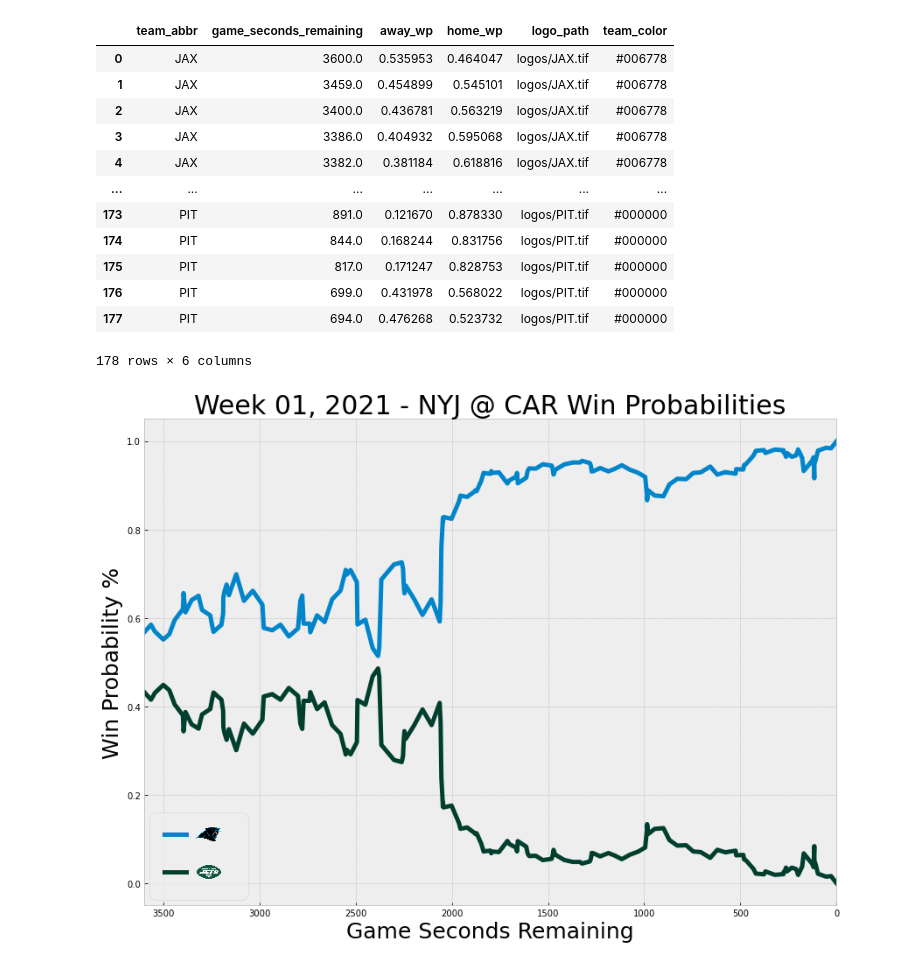
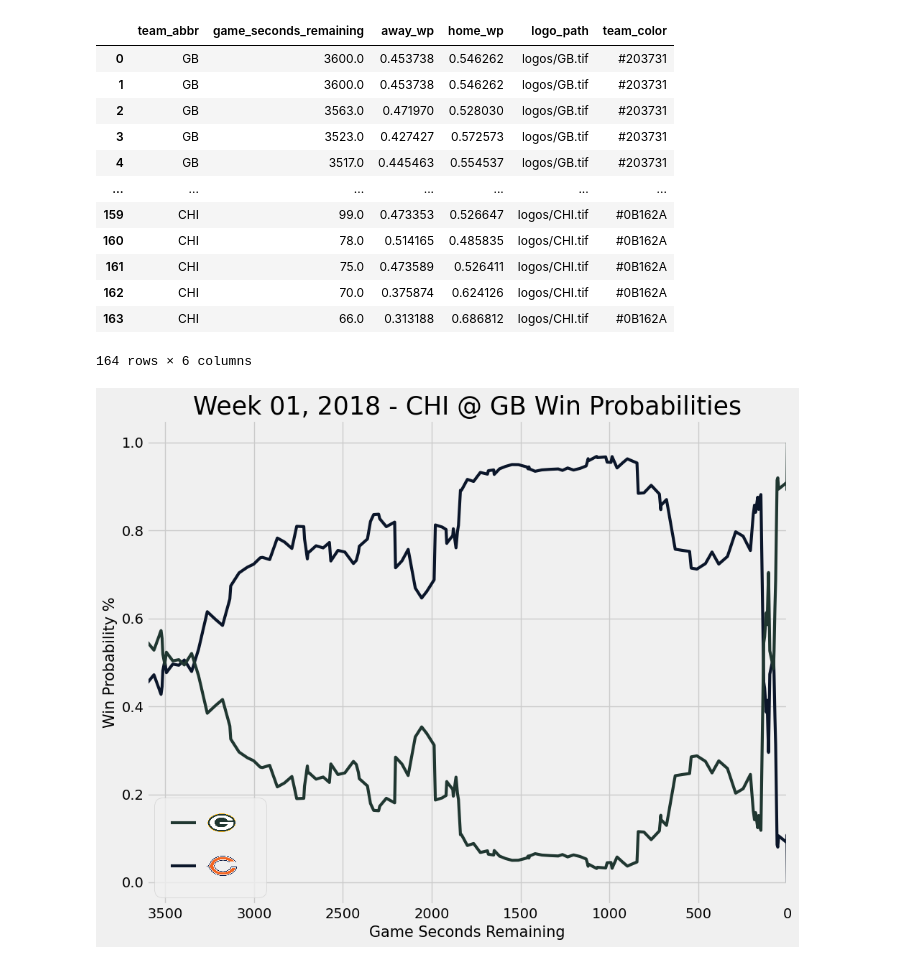
Before and after one commit to tbryan2/NFL-Win-Probability-Chart, a Jupyter notebook: NFL-Win-Probability-Visualization.ipynb, the cells around one changed output. Saved outputs shown, nothing was run; the diff lists cells and outputs as text; code cells hidden in the pictures.

```diff
--- a/NFL-Win-Probability-Visualization.ipynb
+++ b/NFL-Win-Probability-Visualization.ipynb
@@ -14,7 +15,7 @@ from matplotlib.legend_handler import HandlerBase
 from matplotlib.image import BboxImage
 # %%
 # Define the matchup parameters
-year = 2005
-week = '06'
-away_team = 'JAX'
-home_team = 'PIT'
+year = 2018
+week = '01'
+away_team = 'CHI'
+home_team = 'GB'
@@ -56,3 +22,6 @@ logo_df = pd.DataFrame(data)
+# %%
+# Use the get logos function
+logo_df = get_logos.get_logos()
 # %%
 # Load the NFL 2022 PBP data
 pbp_df = nfl.import_pbp_data([year])
@@ -90,18 +59,18 @@ vis_df = pd.merge(pbp_df, logo_df)
 vis_df
 # %% [output]
 |  | team_abbr | game_seconds_remaining | away_wp | home_wp | logo_path | team_color |
-| 0 | JAX | 3600.0 | 0.535953 | 0.464047 | logos/JAX.tif | #006778 |
-| 1 | JAX | 3459.0 | 0.454899 | 0.545101 | logos/JAX.tif | #006778 |
-| 2 | JAX | 3400.0 | 0.436781 | 0.563219 | logos/JAX.tif | #006778 |
-| 3 | JAX | 3386.0 | 0.404932 | 0.595068 | logos/JAX.tif | #006778 |
-| 4 | JAX | 3382.0 | 0.381184 | 0.618816 | logos/JAX.tif | #006778 |
+| 0 | GB | 3600.0 | 0.453738 | 0.546262 | logos/GB.tif | #203731 |
+| 1 | GB | 3600.0 | 0.453738 | 0.546262 | logos/GB.tif | #203731 |
+| 2 | GB | 3563.0 | 0.471970 | 0.528030 | logos/GB.tif | #203731 |
+| 3 | GB | 3523.0 | 0.427427 | 0.572573 | logos/GB.tif | #203731 |
+| 4 | GB | 3517.0 | 0.445463 | 0.554537 | logos/GB.tif | #203731 |
 | ... | ... | ... | ... | ... | ... | ... |
-| 173 | PIT | 891.0 | 0.121670 | 0.878330 | logos/PIT.tif | #000000 |
-| 174 | PIT | 844.0 | 0.168244 | 0.831756 | logos/PIT.tif | #000000 |
-| 175 | PIT | 817.0 | 0.171247 | 0.828753 | logos/PIT.tif | #000000 |
-| 176 | PIT | 699.0 | 0.431978 | 0.568022 | logos/PIT.tif | #000000 |
-| 177 | PIT | 694.0 | 0.476268 | 0.523732 | logos/PIT.tif | #000000 |
+| 159 | CHI | 99.0 | 0.473353 | 0.526647 | logos/CHI.tif | #0B162A |
+| 160 | CHI | 78.0 | 0.514165 | 0.485835 | logos/CHI.tif | #0B162A |
+| 161 | CHI | 75.0 | 0.473589 | 0.526411 | logos/CHI.tif | #0B162A |
+| 162 | CHI | 70.0 | 0.375874 | 0.624126 | logos/CHI.tif | #0B162A |
+| 163 | CHI | 66.0 | 0.313188 | 0.686812 | logos/CHI.tif | #0B162A |
-178 rows × 6 columns
+164 rows × 6 columns
 # %%
 # Define home and away color variables
 away_color = vis_df[vis_df['team_abbr'] == away_team].iloc[0]['team_color']
@@ -140,43 +109,43 @@ class HandlerLineImage(HandlerBase):
         self.update_prop(image, orig_handle, legend)
         return [l,image]
 # %%
+# Style the chart
+plt.style.use('fivethirtyeight')
+
 # Define plot size and autolayout
-plt.rcParams["figure.figsize"] = [12, 9]
+plt.rcParams["figure.figsize"] = [10, 8]
 plt.rcParams["figure.autolayout"] = True
 
 # Define the subplot
 fig, ax = plt.subplots()
 
 # Plot the data on the subplots
 home_line, = ax.plot(
     pbp_df['game_seconds_remaining'],
     pbp_df['away_wp'],
     color=away_color,
-    linewidth=5)
+    linewidth=3)
 
 
 away_line, = ax.plot(
     pbp_df['game_seconds_remaining'],
     pbp_df['home_wp'],
     color=home_color,
-    linewidth=5)
+    linewidth=3)
 
 # Chart parameters
-plt.title(f'Week {week}, {year} - {away_team} @ {home_team} Win Probabilities', fontdict={'fontsize':30});
+plt.title(f'Week {week}, {year} - {away_team} @ {home_team} Win Probabilities', fontdict={'fontsize':25});
 plt.xlim((0,3600));
-plt.xlabel("Game Seconds Remaining", {'fontsize':25});
-plt.ylabel("Win Probability %", {'fontsize':25});
+plt.xlabel("Game Seconds Remaining", {'fontsize':15});
+plt.ylabel("Win Probability %", {'fontsize':15});
 
 # Define the chart legend
 plt.legend([away_line, home_line], ["", ""],
            handler_map= { home_line: HandlerLineImage(away_path), away_line: HandlerLineImage(home_path)},
            handlelength=2, labelspacing=0.0, fontsize=45, borderpad=0.15, loc=3,
            handletextpad=0.2, borderaxespad=0.15)
 
 # Invert the x-axis so that it ends when there are 0 second remaining
 ax.invert_xaxis()
-
-# Style the chart
-plt.style.use('default')
 # %% [output]
-[figure, old version]
+[figure, new version]
```
Also changed, not shown: parts of 4 cells of this notebook, 3 other files.
